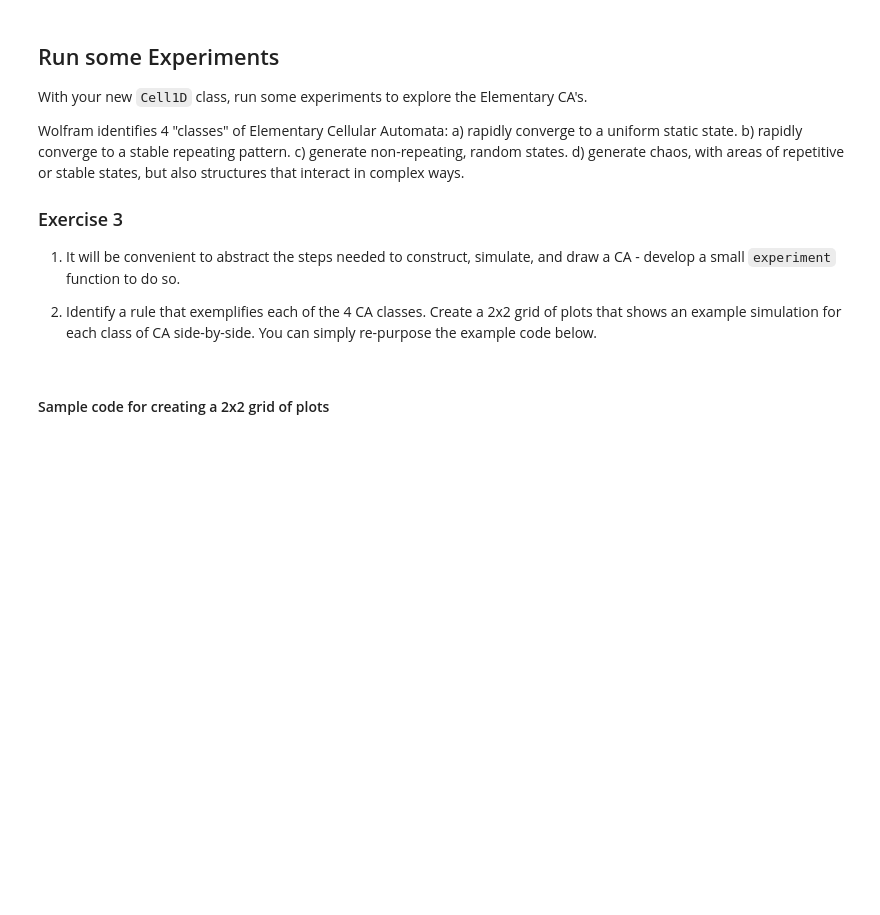
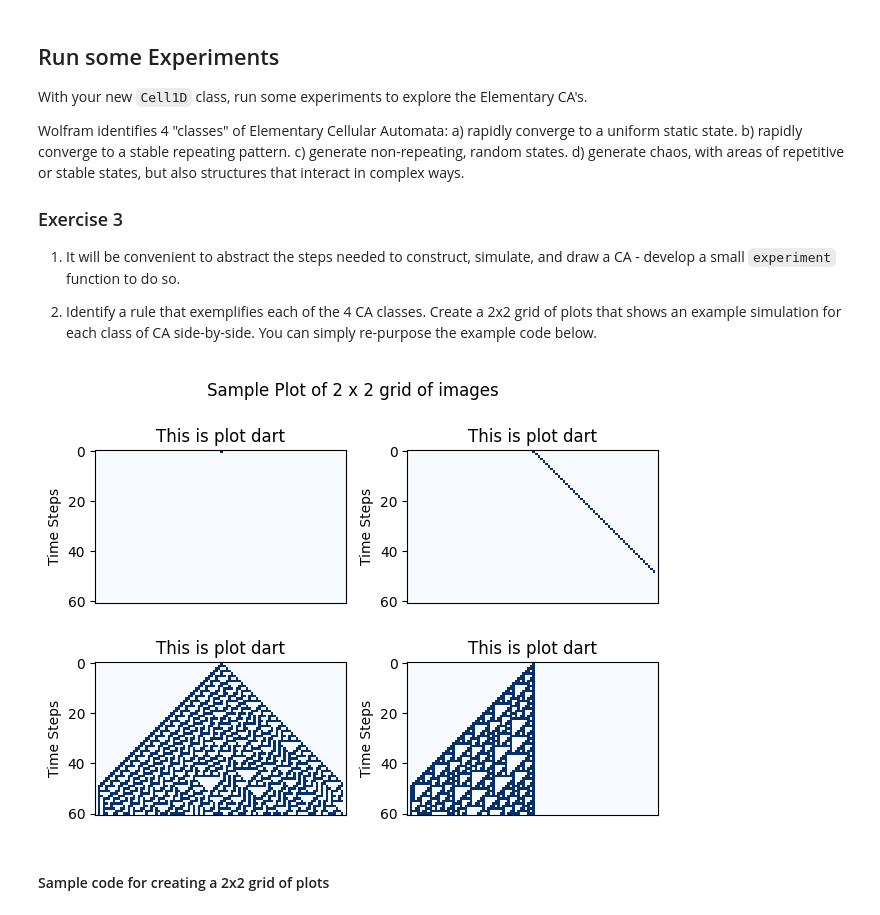
Before and after one commit to CMviking2003/comp215, a Jupyter notebook: labs/lab07_cellular_automata.ipynb, the cells around one changed output. Saved outputs shown, nothing was run; the diff lists cells and outputs as text; code cells hidden in the pictures; blank space fills up the shorter version.

```diff
--- a/labs/lab07_cellular_automata.ipynb
+++ b/labs/lab07_cellular_automata.ipynb
@@ -262,3 +267,51 @@ def experiment(rule, size, steps):
+# %%
+# Solution for Ex. 3 here...
+
+
+def experiment(rule, size, steps):
+
+  start_state = np.zeros(size, dtype=np.uint8)
+  start_date = start_state[size // 2] = 1
+
+
+  ca = Cell1D(rule, start_state)
+
+  ca.simulate_ca(steps)
+
+  return ca.past
+
+
+def axes_layout(nrows=1, ncols=1, fig_title=None, **kwargs):
+    """ layout nrows x ncols axes with sensible defaults.  kwargs passed directly to `plt.subplots()`"""
+    kwargs = {**dict(layout='tight'), **kwargs}
+    fig, axes = plt.subplots(nrows=nrows, ncols=ncols, **kwargs)
+    if fig_title:
+        fig.suptitle(fig_title)
+    return axes
+
+
+
+rules = [0, 184, 30, 110]
+
+size = 100
+steps = 60
+
+
+index = 0
+
+axes = axes_layout(2, 2, fig_title='Sample Plot of 2 x 2 grid of images')
+
+for row in axes:
+
+  for ax in row:
+
+    plot_ca(experiment(rules[index], size, steps), axes=ax, title=f'This is plot dart')
+
+    index = index + 1
+
+plt.show()
+# %% [output]
+[figure, added]
 # %% [markdown]
 #### Sample code for creating a 2x2 grid of plots
 # %%
```
Also changed, not shown: parts of 3 cells of this notebook.
